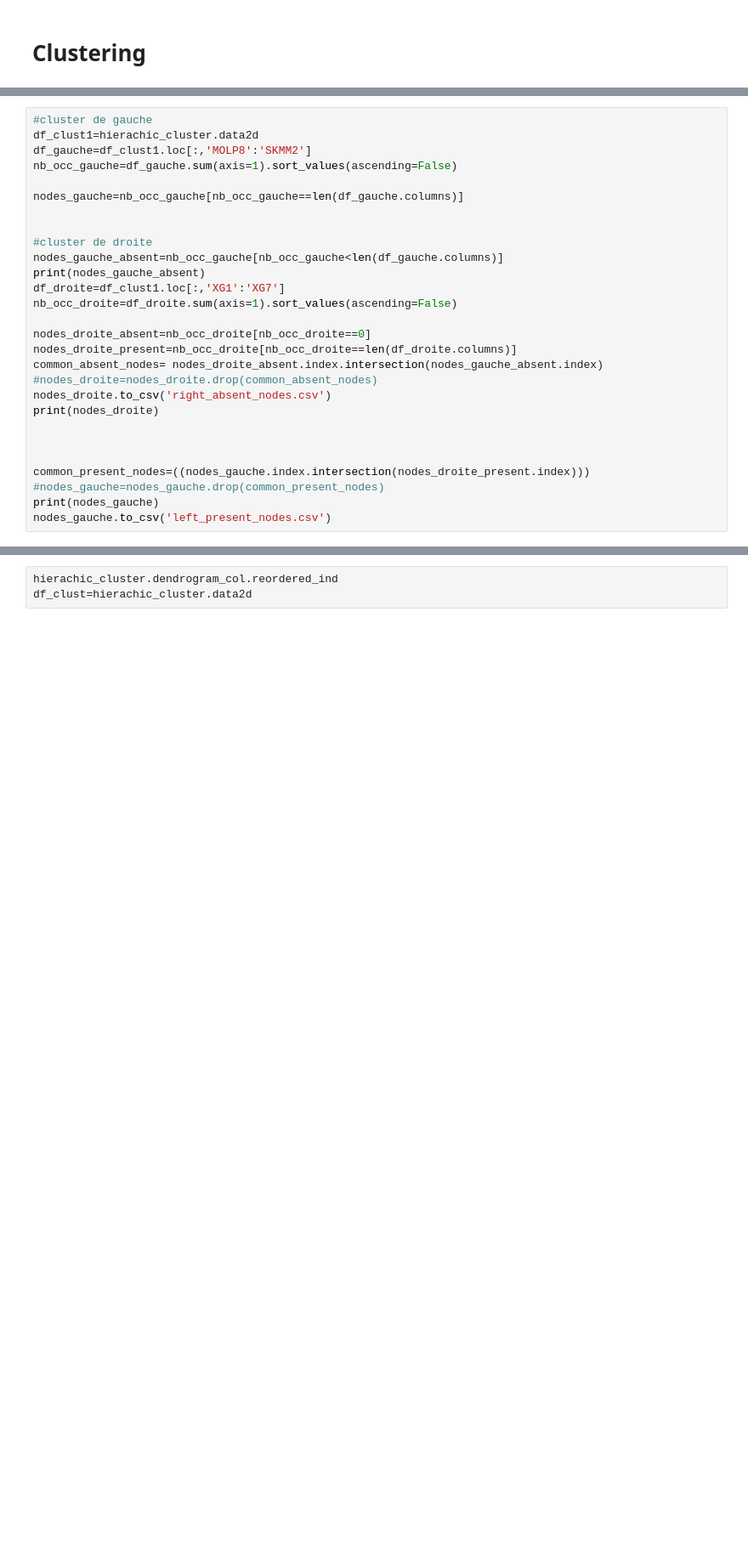
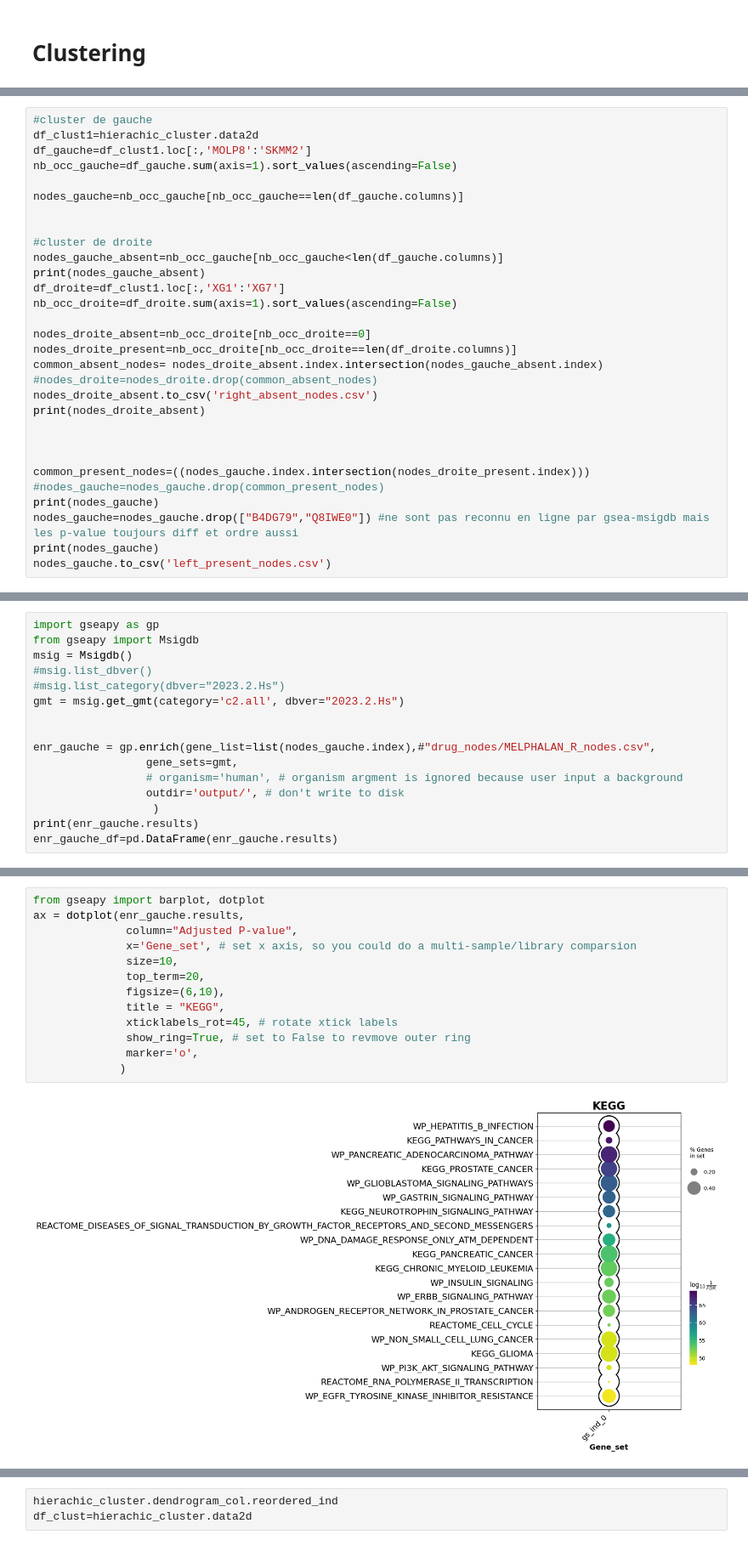
Before and after one commit to mbuffard/Projet_myelome, a Jupyter notebook: analyse_networks.ipynb, the cells around one changed output, grey strips where cells are left out. Shown at 85% size. Saved outputs shown, nothing was run; the diff lists cells and outputs as text; blank space fills up the shorter version.

Commit message:
enrichment msigdb and pubmed

```diff
--- a/analyse_networks.ipynb
+++ b/analyse_networks.ipynb
@@ -194,14 +196,16 @@ nodes_droite_absent=nb_occ_droite[nb_occ_droite==0]
 nodes_droite_present=nb_occ_droite[nb_occ_droite==len(df_droite.columns)]
 common_absent_nodes= nodes_droite_absent.index.intersection(nodes_gauche_absent.index)
 #nodes_droite=nodes_droite.drop(common_absent_nodes)
-nodes_droite.to_csv('right_absent_nodes.csv')
-print(nodes_droite)
+nodes_droite_absent.to_csv('right_absent_nodes.csv')
+print(nodes_droite_absent)
 
 
 
 common_present_nodes=((nodes_gauche.index.intersection(nodes_droite_present.index)))
 #nodes_gauche=nodes_gauche.drop(common_present_nodes)
 print(nodes_gauche)
+nodes_gauche=nodes_gauche.drop(["B4DG79","Q8IWE0"]) #ne sont pas reconnu en ligne par gsea-msigdb mais les p-value toujours diff et ordre aussi
+print(nodes_gauche)
 nodes_gauche.to_csv('left_present_nodes.csv')
 # %% [output]
 nodes
@@ -224,2 +230,17 @@ Length: 209, dtype: int64
 # %%
+import gseapy as gp
+from gseapy import Msigdb
+msig = Msigdb()
+#msig.list_dbver()
+#msig.list_category(dbver="2023.2.Hs")
+gmt = msig.get_gmt(category='c2.all', dbver="2023.2.Hs")
+
+
+enr_gauche = gp.enrich(gene_list=list(nodes_gauche.index),#"drug_nodes/MELPHALAN_R_nodes.csv",
+                 gene_sets=gmt,
+                 # organism='human', # organism argment is ignored because user input a background
+                 outdir='output/', # don't write to disk
+                  )
+print(enr_gauche.results)
+enr_gauche_df=pd.DataFrame(enr_gauche.results)
 # %% [output]
@@ -239,0 +266,15 @@ TypeError: 'Index' object is not callable
+# %%
+from gseapy import barplot, dotplot
+ax = dotplot(enr_gauche.results,
+              column="Adjusted P-value",
+              x='Gene_set', # set x axis, so you could do a multi-sample/library comparsion
+              size=10,
+              top_term=20,
+              figsize=(6,10),
+              title = "KEGG",
+              xticklabels_rot=45, # rotate xtick labels
+              show_ring=True, # set to False to revmove outer ring
+              marker='o',
+             )
+# %% [output]
+[figure, added]
```
Also changed, not shown: parts of 23 cells of this notebook.
